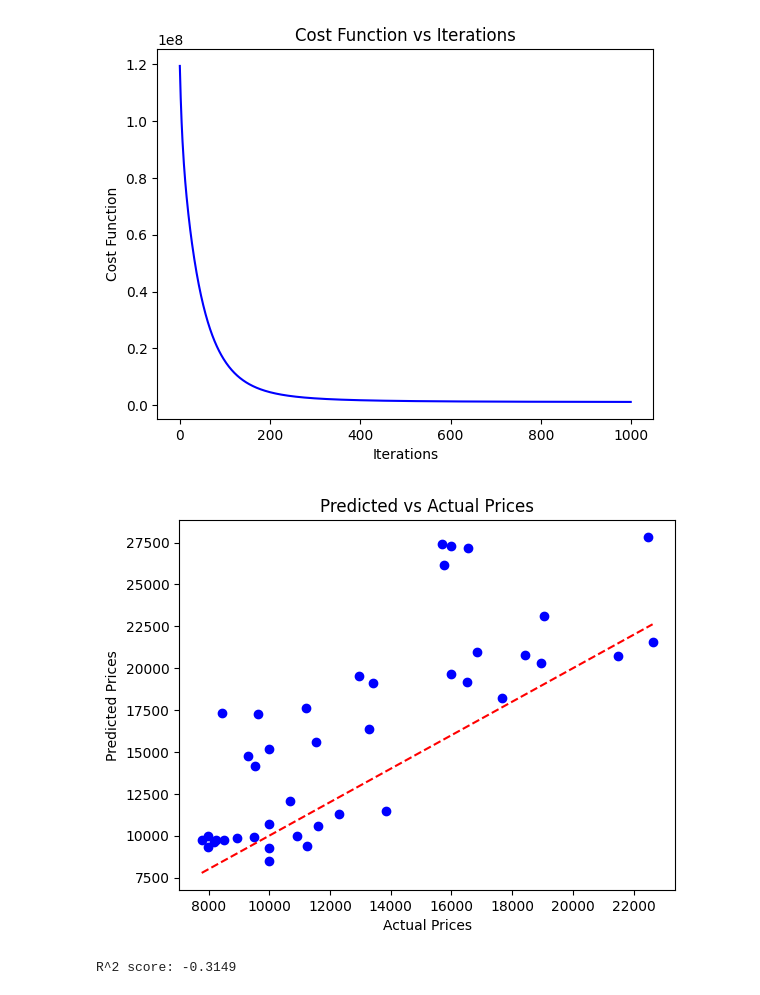
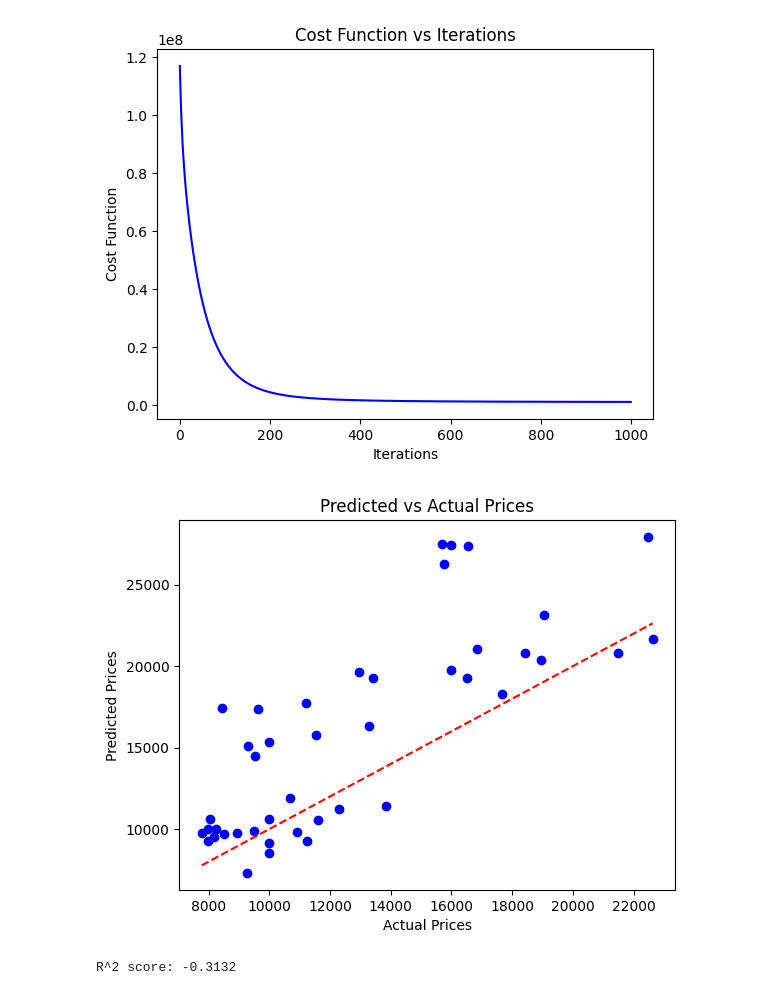
Before and after one commit to arjun-sriram-1/mrm, a Jupyter notebook: mrm_carprice.ipynb, the cells around one changed output. Saved outputs shown, nothing was run; the diff lists cells and outputs as text; code cells hidden in the pictures.

```diff
--- a/mrm_carprice.ipynb
+++ b/mrm_carprice.ipynb
@@ -12,7 +12,7 @@ df.head()
 df=df.drop(['car_ID','symboling','CarName'], axis='columns')
 
 # Feature Engineering: One-Hot Encoding categorical variables manually
-# Assume 'make', 'fuel_type', and 'body_style' are categorical columns
+#Columns containing non numeric data are made into dummy datasets (binary) values for each unique value
 categorical_columns = [
     'fueltype',
     'aspiration',
@@ -25,6 +25,16 @@ categorical_columns = [
     'drivewheel'
 ]
 df_encoded = pd.get_dummies(df, columns=categorical_columns)
+df=df.drop(['fueltype',
+    'aspiration',
+    'doornumber',
+    'carbody',
+    'enginelocation',
+    'enginetype',
+    'cylindernumber',
+    'fuelsystem',
+    'drivewheel'], axis='columns')
+df_encoded=df.merge(df_encoded)
 
 # Separating features and target variable
 X = df_encoded.drop('price', axis=1)  # Features (excluding the 'price' column)
@@ -86,33 +96,33 @@ plt.plot(range(iterations), cost_history, color='blue')
 plt.title('Cost Function vs Iterations')
 plt.xlabel('Iterations')
 plt.ylabel('Cost Function')
 plt.show()
 
 # Predictions on test set
 y_pred = X_test.dot(theta)
 
 # Plotting the predicted prices vs actual prices (on the test set)
 plt.scatter(y_test, y_pred, color='blue')
 plt.plot([min(y_test), max(y_test)], [min(y_test), max(y_test)], color='red', linestyle='--')
 plt.title('Predicted vs Actual Prices')
 plt.xlabel('Actual Prices')
 plt.ylabel('Predicted Prices')
 plt.show()
 
 # Compute R^2 score
 def r2_score_manual(y_true, y_pred):
     """
     Compute the R^2 score manually
     """
     ss_total = np.sum(np.square(y_true - np.mean(y_true)))
     ss_residual = np.sum(np.square(y_true - y_pred))
     r2 = 1 - (ss_residual / ss_total)
     return r2
 
 # R^2 score for the test set
 r2 = r2_score_manual(y_test, y_pred)
 print(f'R^2 score: {r2:.4f}')
 # %% [output]
-[figure, old version]
+[figure, new version]
-[figure, old version]
+[figure, new version]
-R^2 score: -0.3149
+R^2 score: -0.3132
```
